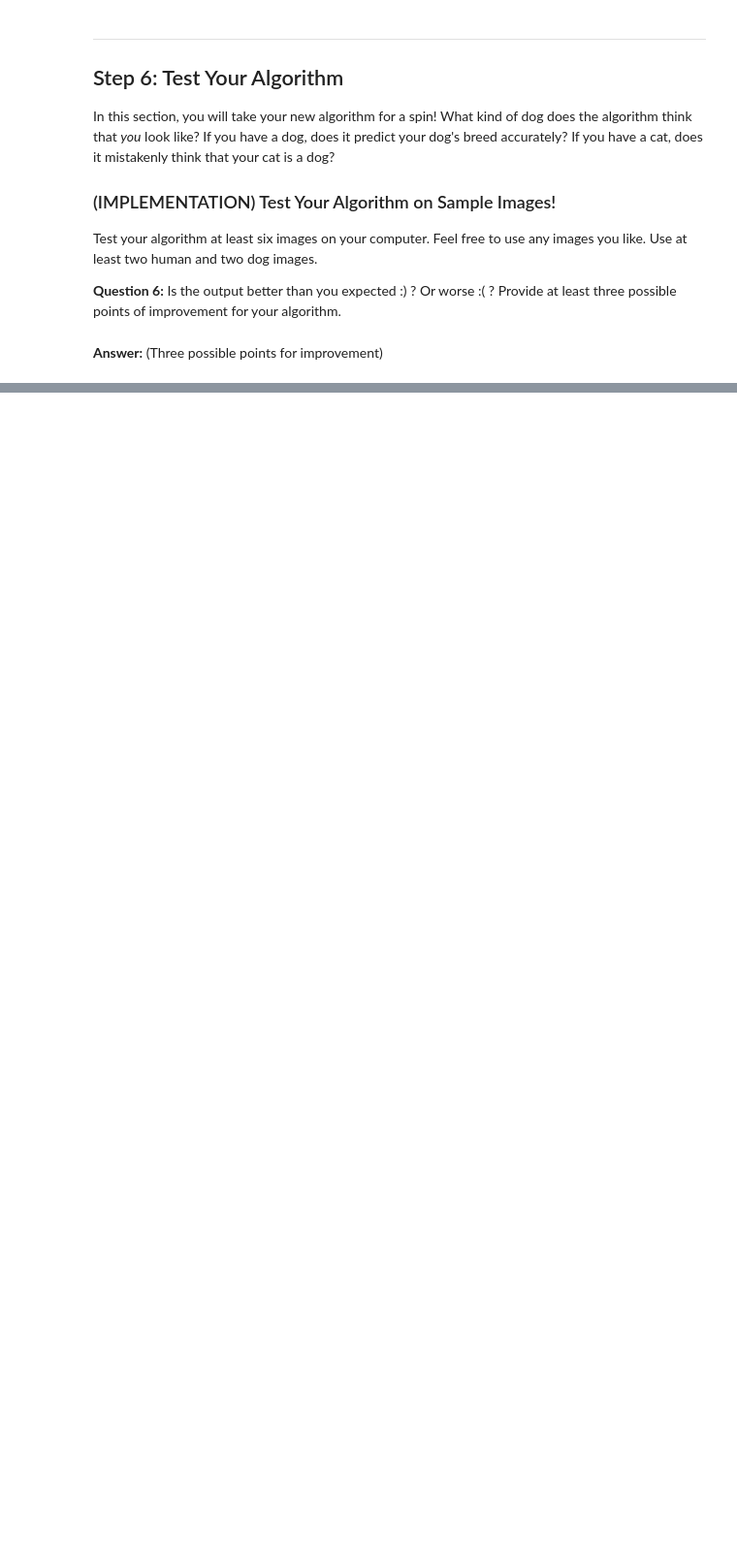
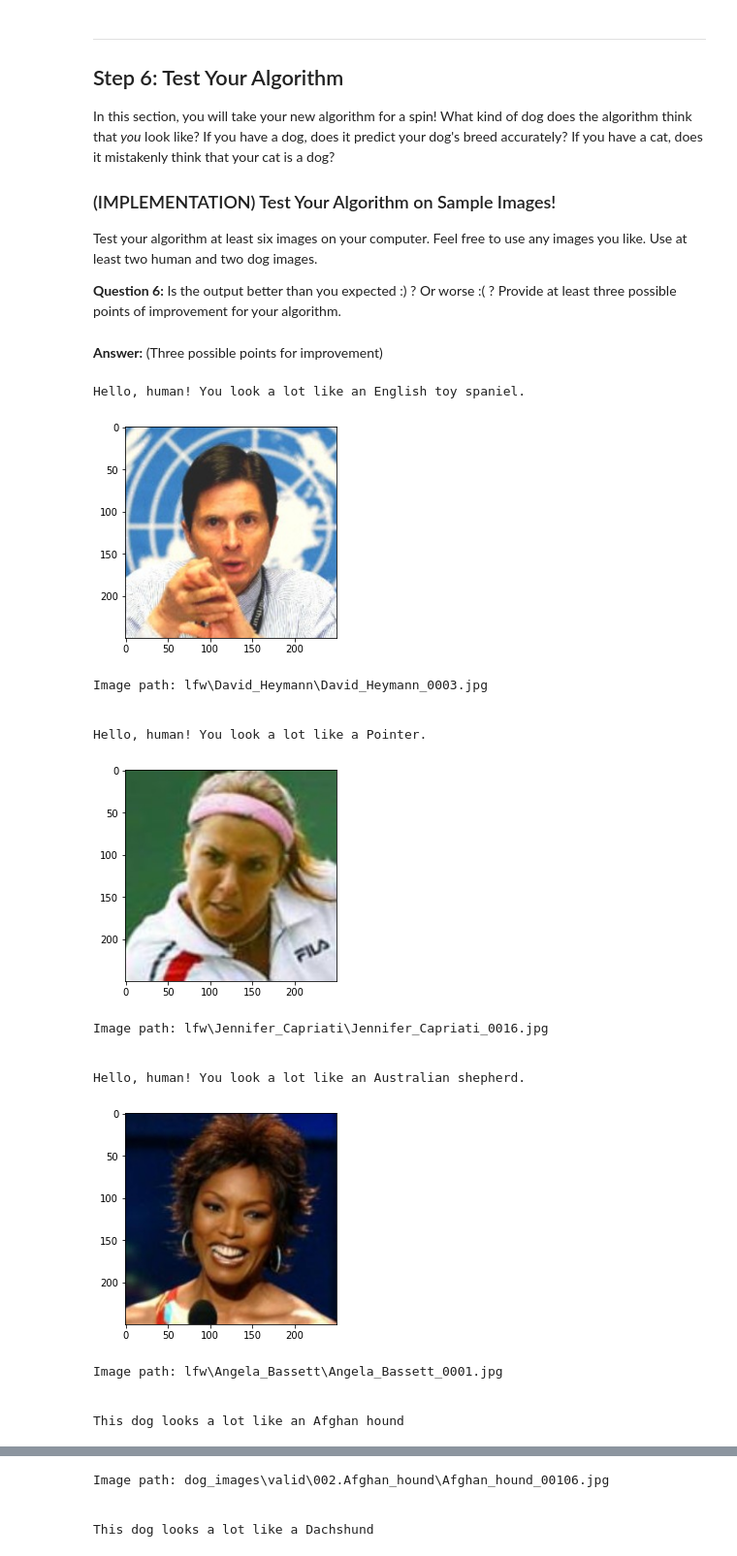
Before and after one commit to noxthot/udacity_deeplearning_dogbreed, a Jupyter notebook: dog_app.ipynb, the cells around one changed output, grey strips where cells are left out. Shown at 97% size. Cells and saved outputs as stored; diff of their text form; code cells hidden in the pictures; blank space fills up the shorter version.

```diff
--- a/dog_app.ipynb
+++ b/dog_app.ipynb
@@ -626,7 +625,7 @@ optimizer_transfer = optim.SGD(model_transfer.classifier.parameters(), lr=0.001)
 Train and validate your model in the code cell below.  [Save the final model parameters](http://pytorch.org/docs/master/notes/serialization.html) at filepath `'model_transfer.pt'`.
 # %%
 # train the model
-model_transfer = train(10, loaders_transfer, model_transfer, optimizer_transfer, criterion_transfer, use_cuda, 'model_transfer.pt')
+model_transfer = train(5, loaders_transfer, model_transfer, optimizer_transfer, criterion_transfer, use_cuda, 'model_transfer.pt')
 
 # load the model that got the best validation accuracy (uncomment the line below)
 model_transfer.load_state_dict(torch.load('model_transfer.pt'))
@@ -728,8 +744,26 @@ __Answer:__ (Three possible points for improvement)
 # %%
 ## TODO: Execute your algorithm from Step 6 on
 ## at least 6 images on your computer.
 ## Feel free to use as many code cells as needed.
+import random
 
 ## suggested code, below
-for file in np.hstack((human_files[:3], dog_files[:3])):
+for file in np.hstack((random.sample(list(human_files), 3), random.sample(list(dog_files), 3))):
     run_app(file)
+# %% [output]
+Hello, human! You look a lot like an English toy spaniel.
+[figure, added]
+Image path: lfw\David_Heymann\David_Heymann_0003.jpg
+
+
+Hello, human! You look a lot like a Pointer.
+[figure, added]
+Image path: lfw\Jennifer_Capriati\Jennifer_Capriati_0016.jpg
+
+
+Hello, human! You look a lot like an Australian shepherd.
+[figure, added]
+Image path: lfw\Angela_Bassett\Angela_Bassett_0001.jpg
+
+
+This dog looks a lot like an Afghan hound
@@ -735,0 +771,4 @@ for file in np.hstack((human_files[:3], dog_files[:3])):
+Image path: dog_images\valid\002.Afghan_hound\Afghan_hound_00106.jpg
+
+
+This dog looks a lot like a Dachshund
```
Also changed, not shown: parts of 11 cells of this notebook.
